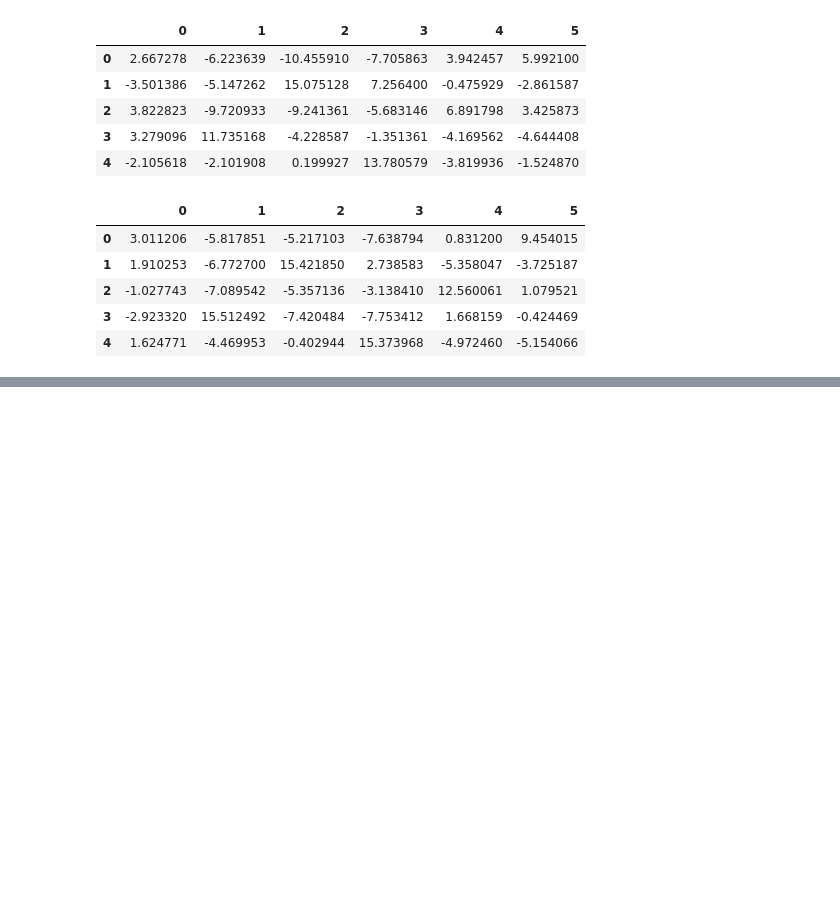
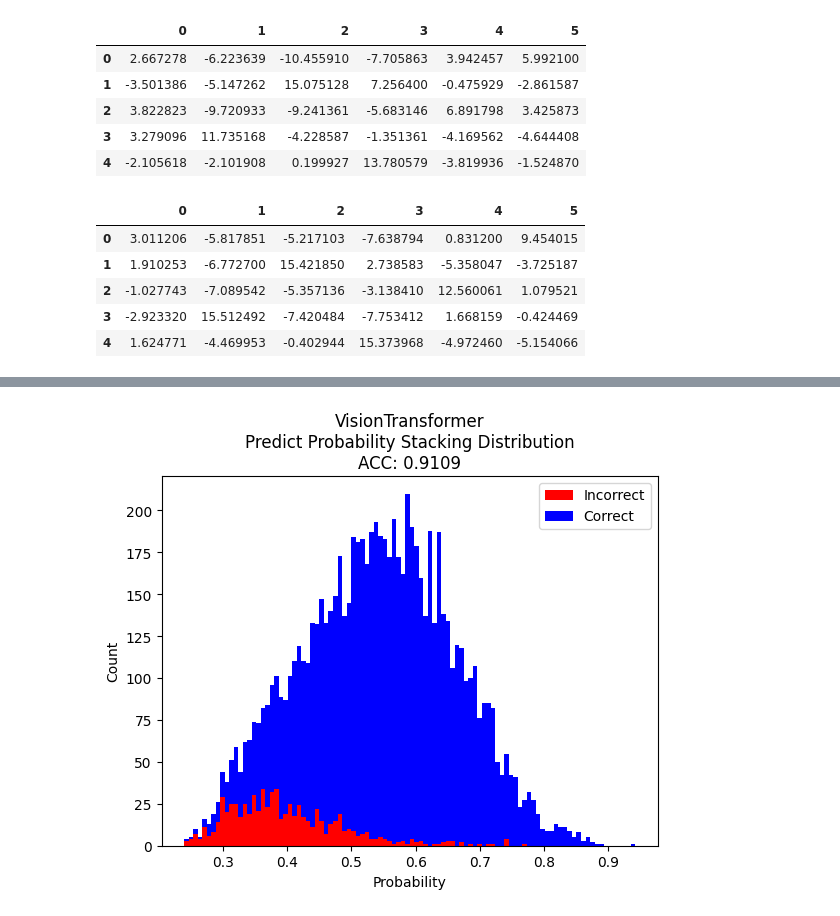
Before and after one commit to rakawanegan/humanactivityrecognition_portfolio, a Jupyter notebook: result/error_bar/analysis.ipynb, the cells around one changed output, grey strips where cells are left out. Saved outputs shown, nothing was run; the diff lists cells and outputs as text; code cells hidden in the pictures; blank space fills up the shorter version.

```diff
--- a/result/error_bar/analysis.ipynb
+++ b/result/error_bar/analysis.ipynb
@@ -103,0 +140,4 @@ show_distribution(vit_df, 'ViT')
+# %%
+show_stackdistribution(vit_df, 'VisionTransformer')
+# %% [output]
+[figure, added]
```
Also changed, not shown: parts of 10 cells of this notebook.
